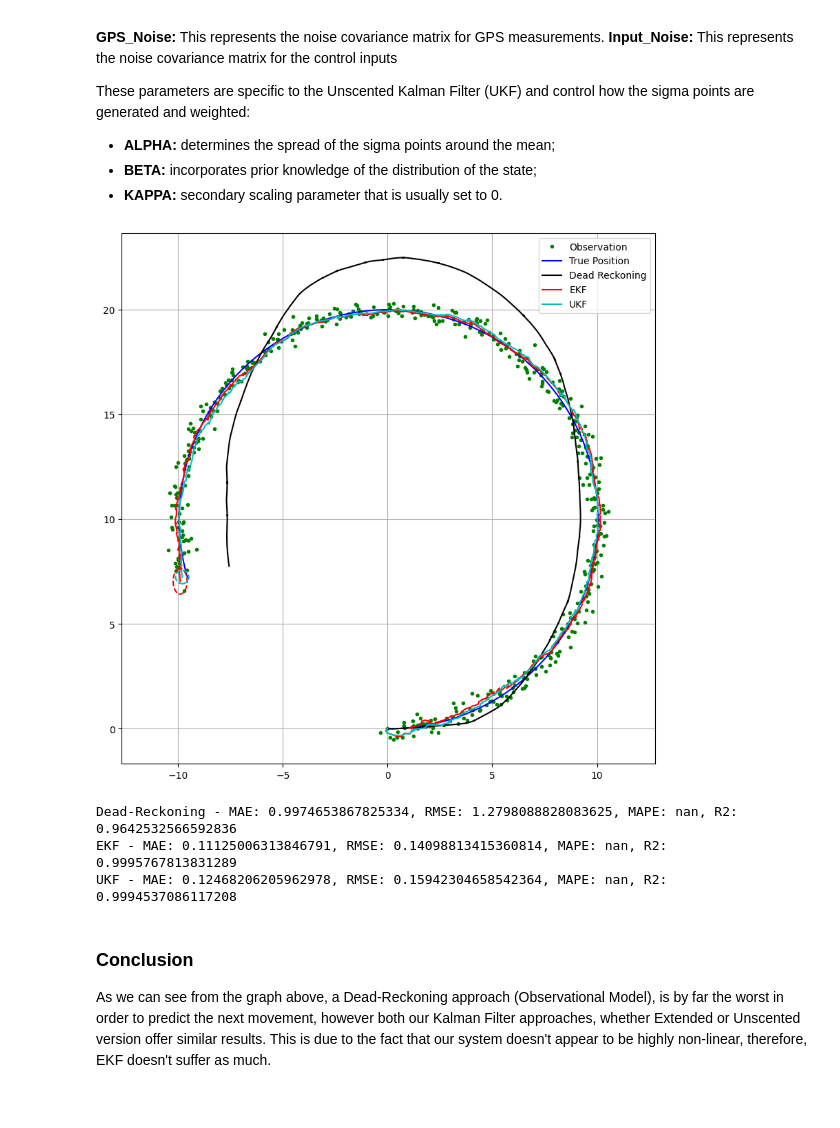
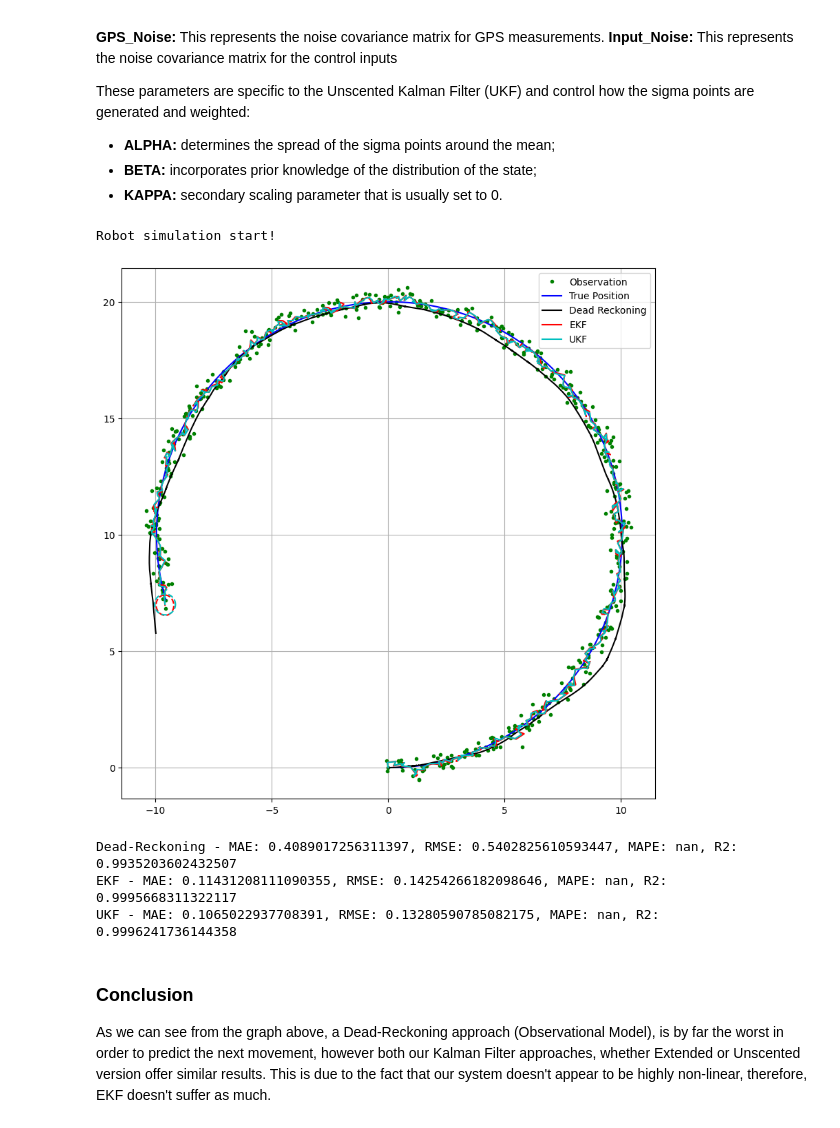
Before and after one commit to ARodrigues14/Information_Fusion_in_Data_Analysis, a Jupyter notebook: FIAD_Rodrigues_Pacheco_2024.ipynb, the cells around one changed output. Saved outputs shown, nothing was run; the diff lists cells and outputs as text; code cells hidden in the pictures.

```diff
--- a/FIAD_Rodrigues_Pacheco_2024.ipynb
+++ b/FIAD_Rodrigues_Pacheco_2024.ipynb
@@ -356,15 +380,15 @@ and weighted:
 - **BETA:** incorporates prior knowledge of the distribution of the state;
 - **KAPPA:** secondary scaling parameter that is usually set to 0.
 # %%
-Q = np.diag([0.1, 0.1, np.deg2rad(1.0), 1.0]) ** 2
-R = np.diag([1.0, 1.0]) ** 2
+Q = np.diag([0.3, 0.3, np.deg2rad(1.0), 1.0]) ** 2
+R = np.diag([0.6, 0.6]) ** 2
 
 GPS_Noise = np.diag([0.5, 0.5])**2
 Input_Noise = np.diag([1.0, np.deg2rad(30.0)])**2
 
 ALPHA = 0.001 # Low value means the sigma points are close to the mean
 BETA = 2 # 2 is optimal for Gaussian distributions
-KAPPA = 0 # Set to 0 for state estimation problems.
+KAPPA = -1 # Set to 0 for state estimation problems.
 
 dt = 0.1  # time tick [s]
 SIM_TIME = 50.0 # finish simulation
@@ -474,38 +474,39 @@ def main(show_animation):
 		plt.plot(hxDR[0, :].flatten(), hxDR[1, :].flatten(), "-k", label="Dead Reckoning")
 		plt.plot(hxEst_EKF[0, :].flatten(), hxEst_EKF[1, :].flatten(), "-r", label="EKF")
 		plt.plot(hxEst_UKF[0, :].flatten(), hxEst_UKF[1, :].flatten(), "-c", label="UKF")
 		plot_covariance_ellipse(xEst_EKF, PEst_EKF, "--r")
 		plot_covariance_ellipse(xEst_UKF, PEst_UKF, "--c")
 		plt.axis("equal")
 		plt.legend()
 		plt.grid(True)
 		plt.show()
 
 
 	# Calculate metrics for Dead-Reckoning
 	mae_dr, rmse_dr, mape_dr, r2_dr = calculate_metrics(hxTrue[0:2, :].T, hxDR[0:2, :].T)
 	print(f"Dead-Reckoning - MAE: {mae_dr}, RMSE: {rmse_dr}, MAPE: {mape_dr}, R2: {r2_dr}")
 
 	# Calculate metrics for EKF
 	mae_ekf, rmse_ekf, mape_ekf, r2_ekf = calculate_metrics(hxTrue[0:2, :].T, hxEst_EKF[0:2, :].T)
 	print(f"EKF - MAE: {mae_ekf}, RMSE: {rmse_ekf}, MAPE: {mape_ekf}, R2: {r2_ekf}")
 
 	# Calculate metrics for UKF
 	mae_ukf, rmse_ukf, mape_ukf, r2_ukf = calculate_metrics(hxTrue[0:2, :].T, hxEst_UKF[0:2, :].T)
 	print(f"UKF - MAE: {mae_ukf}, RMSE: {rmse_ukf}, MAPE: {mape_ukf}, R2: {r2_ukf}")
 
 
 	# Close the animation window if it was open
 	if show_animation:
 		plt.close()
 
 
-main(True)
+main(False)
 # %% [output]
+Robot simulation start!
-[figure, old version]
+[figure, new version]
-Dead-Reckoning - MAE: 0.9974653867825334, RMSE: 1.2798088828083625, MAPE: nan, R2: 0.9642532566592836
-EKF - MAE: 0.11125006313846791, RMSE: 0.14098813415360814, MAPE: nan, R2: 0.9995767813831289
-UKF - MAE: 0.12468206205962978, RMSE: 0.15942304658542364, MAPE: nan, R2: 0.9994537086117208
+Dead-Reckoning - MAE: 0.4089017256311397, RMSE: 0.5402825610593447, MAPE: nan, R2: 0.9935203602432507
+EKF - MAE: 0.11431208111090355, RMSE: 0.14254266182098646, MAPE: nan, R2: 0.9995668311322117
+UKF - MAE: 0.1065022937708391, RMSE: 0.13280590785082175, MAPE: nan, R2: 0.9996241736144358
 # %% [markdown]
 ### Conclusion
 
```
Also changed, not shown: parts of 2 cells of this notebook.
